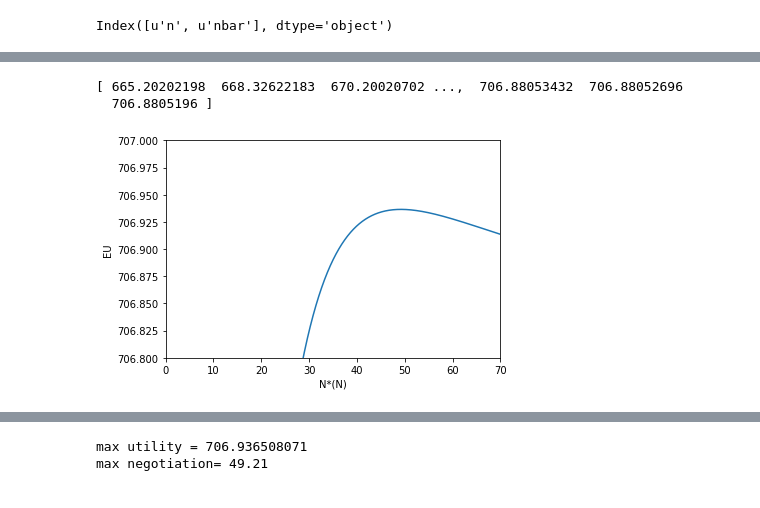
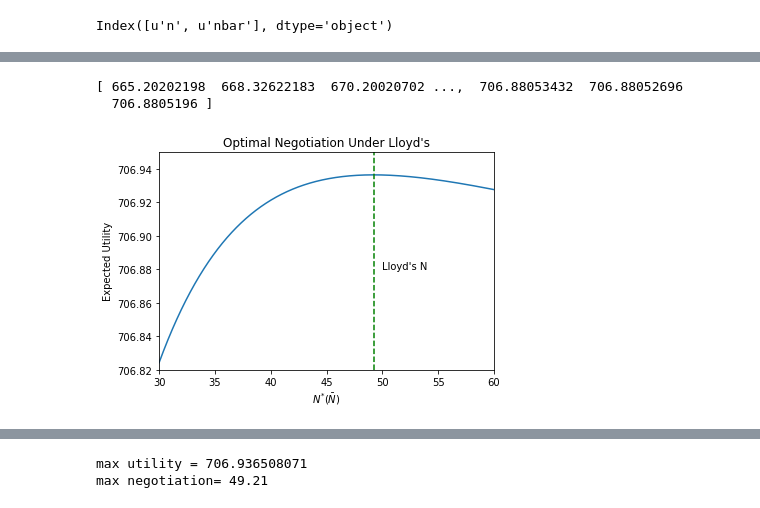
Before and after one commit to szwang/kr-insurance-models, a Jupyter notebook: negotiation-model-with-nbar.ipynb, the cells around one changed output, grey strips where cells are left out. Drawn from its saved outputs; the diff is of its cells as text; code cells hidden in the pictures.

```diff
--- a/negotiation-model-with-nbar.ipynb
+++ b/negotiation-model-with-nbar.ipynb
@@ -195,13 +209,17 @@ plt.show()
 # %%
 eu_vals = U(Nbar_vals, Nbar_vals)
 print(eu_vals)
 plt.plot(Nbar_vals, eu_vals)
+plt.axvline(x=49.21, linestyle='dashed', color='g')
 # plt.plot(nrange, nrange)
-plt.xlabel('N*(N)')
-plt.ylabel('EU')
-plt.axis([0, 70, 706.8, 707])
+plt.text(50, 706.88, 'Lloyd\'s N')
+plt.xlabel(r'$N^{*}(\bar{N})$')
+plt.ylabel('Expected Utility')
+plt.title('Optimal Negotiation Under Lloyd\'s')
+plt.axis([30, 60, 706.82, 706.95])
+plt.savefig('lloyds2.png', bbox_inches='tight', pad_inches=0.2)
 plt.show()
 # %% [output]
 [ 665.20202198  668.32622183  670.20020702 ...,  706.88053432  706.88052696
   706.8805196 ]
-[figure, old version]
+[figure, new version]
```
Also changed, not shown: parts of 7 cells of this notebook, 6 other files.
